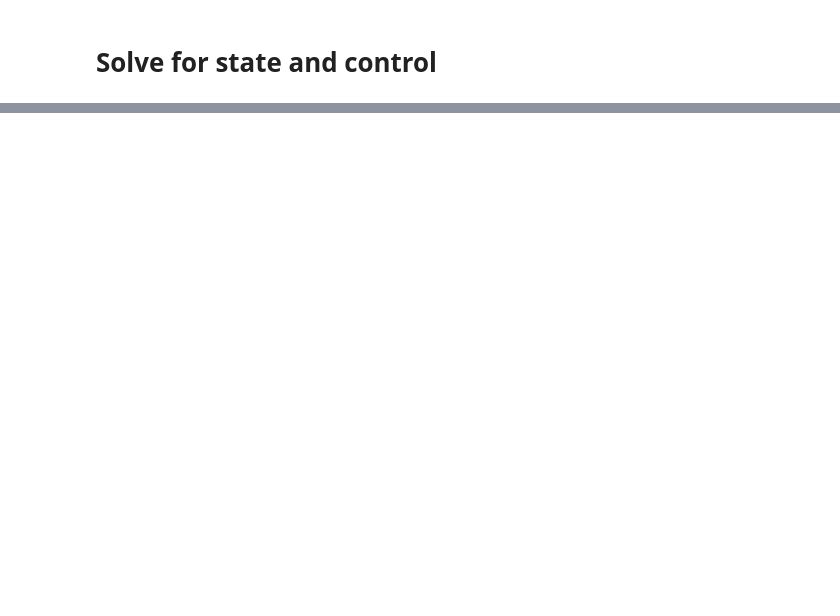
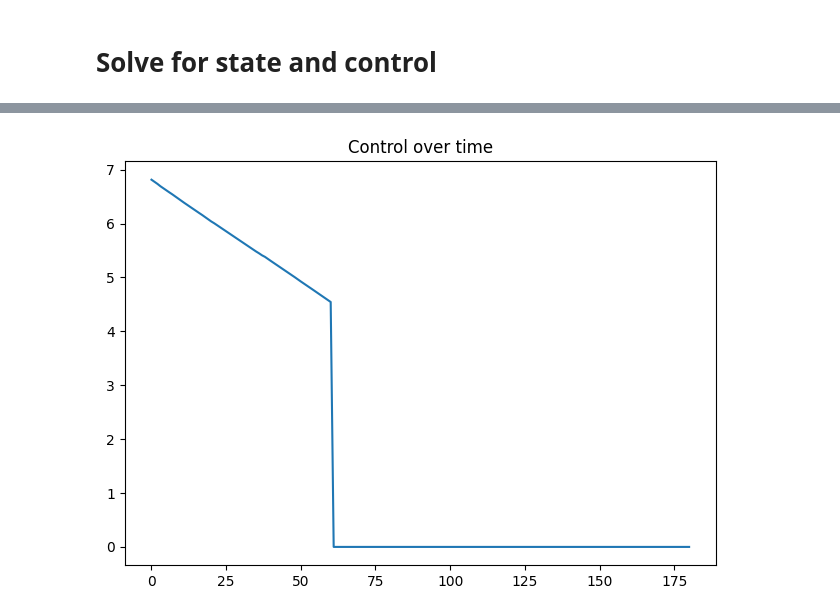
Before and after one commit to chloe-engler-hart/vol4_project, a Jupyter notebook: Scripts/LQR.ipynb, the cells around one changed output, grey strips where cells are left out. Cells and saved outputs as stored; diff of their text form; code cells hidden in the pictures; blank space fills up the shorter version.

```diff
--- a/Scripts/LQR.ipynb
+++ b/Scripts/LQR.ipynb
@@ -180,0 +309,8 @@ plt.show()
+# %%
+
+plt.plot(t_vals, u)
+plt.title('Control over time')
+plt.tight_layout()
+plt.show()
+# %% [output]
+[figure, added]
```
Also changed, not shown: parts of 6 cells of this notebook.
